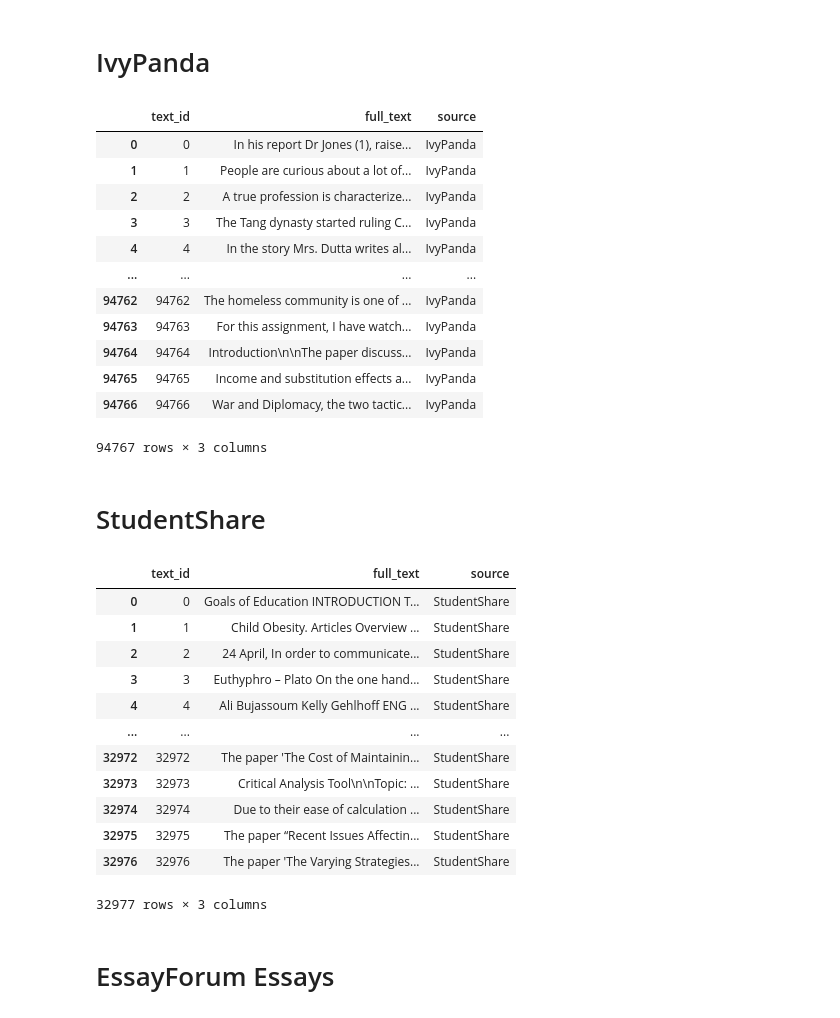
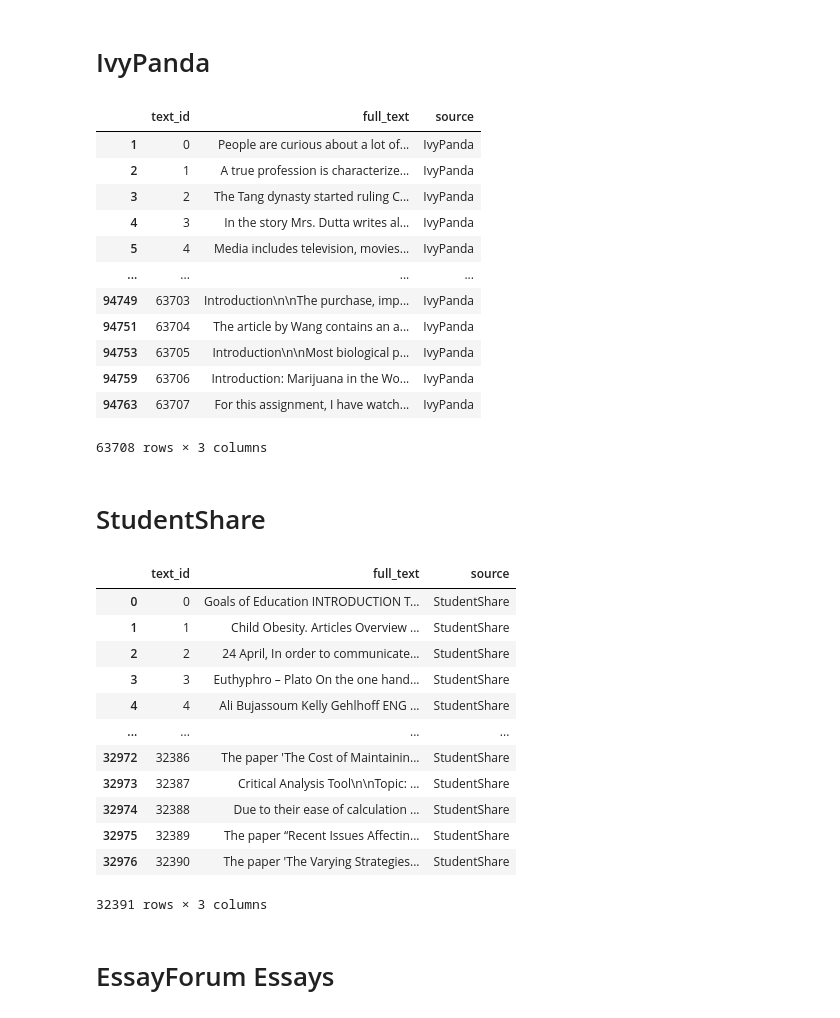
Before and after one commit to vad13irt/Feedback-Prize-English-Language-Learning, a Jupyter notebook: notebooks/external-data-preparation.ipynb, the cells around one changed output. Cells and saved outputs as stored; diff of their text form; code cells hidden in the pictures.

```diff
--- a/notebooks/external-data-preparation.ipynb
+++ b/notebooks/external-data-preparation.ipynb
@@ -111,6 +168,14 @@ display(essayscsv)
 2467 rows × 3 columns
 # %% [markdown]
 # IvyPanda
+# %%
+def preprocess_ivypanda_text(text: str) -> str:
+    text = remove_urls(text)
+    text = remove_reference_content(text)
+    text = remove_brackets(text)
+    text = remove_extra_spaces(text)
+
+    return text
 # %%
 ivypanda_directory = "../input/ivypanda/"
 
@@ -124,48 +189,56 @@ ivypanda_3pages_essays_path = os.path.join(ivypanda_directory, "ivypanda_3pages_
 ivypanda_3pages_essays = pd.read_csv(ivypanda_3pages_essays_path)
 
 ivypanda_4pages_essays_path = os.path.join(ivypanda_directory, "ivypanda_4pages_essays.csv")
 ivypanda_4pages_essays = pd.read_csv(ivypanda_4pages_essays_path)
 
 ivypanda_5pages_essays_path = os.path.join(ivypanda_directory, "ivypanda_5pages_essays.csv")
 ivypanda_5pages_essays = pd.read_csv(ivypanda_5pages_essays_path)
 
 ivypanda_6pages_essays_path = os.path.join(ivypanda_directory, "ivypanda_6pages_essays.csv")
 ivypanda_6pages_essays = pd.read_csv(ivypanda_6pages_essays_path)
 
 ivypanda_datasets = [
     ivypanda_1pages_essays, ivypanda_2pages_essays, ivypanda_3pages_essays,
     ivypanda_4pages_essays, ivypanda_5pages_essays, ivypanda_6pages_essays,
 ]
 
 ivypanda = pd.concat(ivypanda_datasets, axis=0)
 
-nan_text_mask = ivypanda["text"].isna()
-ivypanda = ivypanda[~nan_text_mask]
-ivypanda = ivypanda.drop_duplicates(subset=["text"])
-ivypanda = ivypanda.reset_index(drop=True)
+# removing NaN values and duplicates
+ivypanda = ivypanda.dropna(axis=0, subset=["text", "type"])
+ivypanda = ivypanda.drop_duplicates(subset=["text"]).reset_index(drop=True)
+
+# type selection
+essays_mask = ivypanda["type"].str.lower().str.contains("essay")
+ivypanda = ivypanda[essays_mask]
 
 rename_columns = {"index": "text_id", "text": "full_text"}
 ivypanda = ivypanda.rename(columns=rename_columns)
 ivypanda["source"] = "IvyPanda"
 ivypanda["text_id"] = range(len(ivypanda))
 
+
+# pre-processing
+ivypanda["full_text"] = ivypanda["full_text"].apply(preprocess_ivypanda_text)
+
 columns = ["text_id", "full_text", "source"]
 ivypanda = ivypanda[columns]
+gc.collect()
 
 display(ivypanda)
 # %% [output]
 |  | text_id | full_text | source |
-| 0 | 0 | In his report Dr Jones (1), raise... | IvyPanda |
-| 1 | 1 | People are curious about a lot of... | IvyPanda |
-| 2 | 2 | A true profession is characterize... | IvyPanda |
-| 3 | 3 | The Tang dynasty started ruling C... | IvyPanda |
-| 4 | 4 | In the story Mrs. Dutta writes al... | IvyPanda |
+| 1 | 0 | People are curious about a lot of... | IvyPanda |
+| 2 | 1 | A true profession is characterize... | IvyPanda |
+| 3 | 2 | The Tang dynasty started ruling C... | IvyPanda |
+| 4 | 3 | In the story Mrs. Dutta writes al... | IvyPanda |
+| 5 | 4 | Media includes television, movies... | IvyPanda |
 | ... | ... | ... | ... |
-| 94762 | 94762 | The homeless community is one of ... | IvyPanda |
-| 94763 | 94763 | For this assignment, I have watch... | IvyPanda |
-| 94764 | 94764 | Introduction\n\nThe paper discuss... | IvyPanda |
-| 94765 | 94765 | Income and substitution effects a... | IvyPanda |
-| 94766 | 94766 | War and Diplomacy, the two tactic... | IvyPanda |
+| 94749 | 63703 | Introduction\n\nThe purchase, imp... | IvyPanda |
+| 94751 | 63704 | The article by Wang contains an a... | IvyPanda |
+| 94753 | 63705 | Introduction\n\nMost biological p... | IvyPanda |
+| 94759 | 63706 | Introduction: Marijuana in the Wo... | IvyPanda |
+| 94763 | 63707 | For this assignment, I have watch... | IvyPanda |
-94767 rows × 3 columns
+63708 rows × 3 columns
 # %% [markdown]
 # StudentShare
@@ -175,10 +257,19 @@ studentshare = pd.read_csv(studentshare_path)
 studentshare["source"] = "StudentShare"
 
 studentshare = studentshare.rename(columns={"text": "full_text"})
-studentshare["text_id"] = range(0, len(studentshare))
+
+# type selection
+studentshare = studentshare.dropna(axis=0, subset=["full_text", "type"])
+essays_mask = studentshare["type"].str.lower().str.contains("essay")
+studentshare = studentshare[essays_mask]
+
+# pre-processing
+studentshare["full_text"] = studentshare["full_text"].apply(preprocess_studentshare_text)
 
 columns = ["text_id", "full_text", "source"]
+studentshare["text_id"] = range(0, len(studentshare))
 studentshare = studentshare[columns]
+gc.collect()
 
 display(studentshare)
 # %% [output]
@@ -189,12 +280,12 @@ display(studentshare)
 | 3 | 3 | Euthyphro – Plato On the one hand... | StudentShare |
 | 4 | 4 | Ali Bujassoum Kelly Gehlhoff ENG ... | StudentShare |
 | ... | ... | ... | ... |
-| 32972 | 32972 | The paper 'The Cost of Maintainin... | StudentShare |
-| 32973 | 32973 | Critical Analysis Tool\n\nTopic: ... | StudentShare |
-| 32974 | 32974 | Due to their ease of calculation ... | StudentShare |
-| 32975 | 32975 | The paper “Recent Issues Affectin... | StudentShare |
-| 32976 | 32976 | The paper 'The Varying Strategies... | StudentShare |
+| 32972 | 32386 | The paper 'The Cost of Maintainin... | StudentShare |
+| 32973 | 32387 | Critical Analysis Tool\n\nTopic: ... | StudentShare |
+| 32974 | 32388 | Due to their ease of calculation ... | StudentShare |
+| 32975 | 32389 | The paper “Recent Issues Affectin... | StudentShare |
+| 32976 | 32390 | The paper 'The Varying Strategies... | StudentShare |
-32977 rows × 3 columns
+32391 rows × 3 columns
 # %% [markdown]
 # EssayForum Essays
 # %%
```
Also changed, not shown: parts of 22 cells of this notebook, 1 other file.
